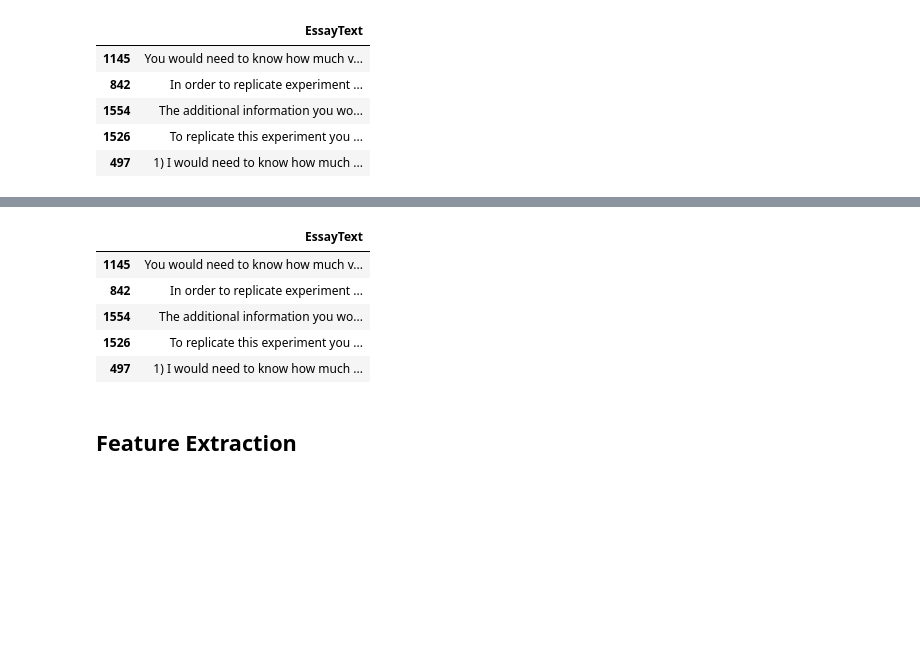
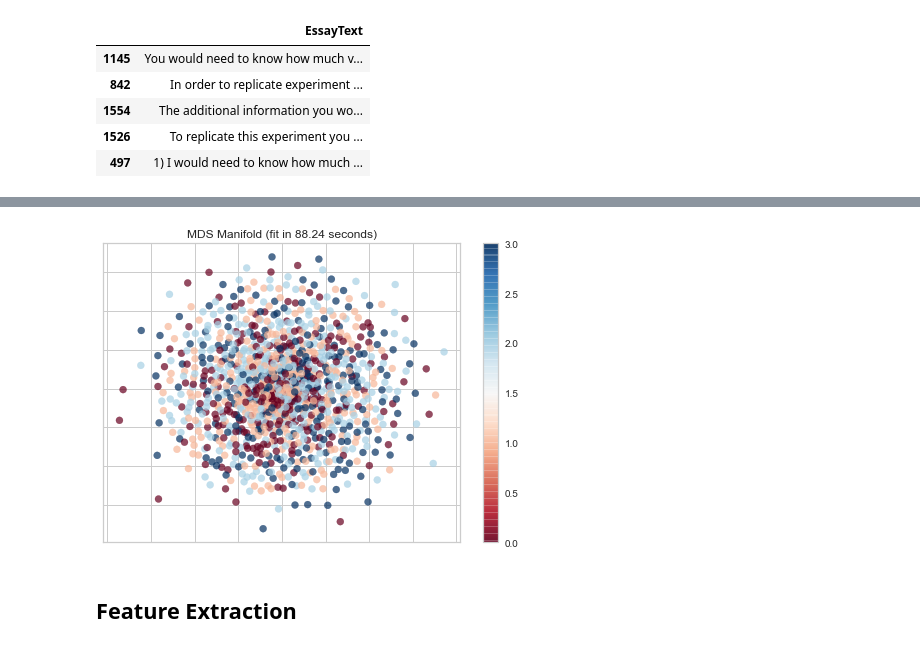
Before and after one commit to devanshi28/finalProject, a Jupyter notebook: experiments/WIP.ipynb, the cells around one changed output, grey strips where cells are left out. Drawn from its saved outputs; the diff is of its cells as text; code cells hidden in the pictures; blank space fills up the shorter version.

```diff
--- a/experiments/WIP.ipynb
+++ b/experiments/WIP.ipynb
@@ -106,14 +130,15 @@ train.head()
+# %%
+from yellowbrick.features.manifold import Manifold
+
+visualizer = Manifold(manifold='mds', target='continuous', n_neighbors=15)
+visualizer.fit(merged_2, y_train_tmp.squeeze())
+visualizer.poof()
+# %% [output]
+[figure, added]
 # %%
-new_df = train[['EssayText']][0:5]
-new_df = new_df.copy()
+# new_df = train[['EssayText']][0:5]
+# new_df = new_df.copy()
 
-new_df.head()
+# new_df.head()
-# %% [output]
-|  | EssayText |
-| 1145 | You would need to know how much v... |
-| 842 | In order to replicate experiment ... |
-| 1554 | The additional information you wo... |
-| 1526 | To replicate this experiment you ... |
-| 497 | 1) I would need to know how much ... |
 # %% [markdown]
 ## Feature Extraction
```
Also changed, not shown: parts of 61 cells of this notebook.
